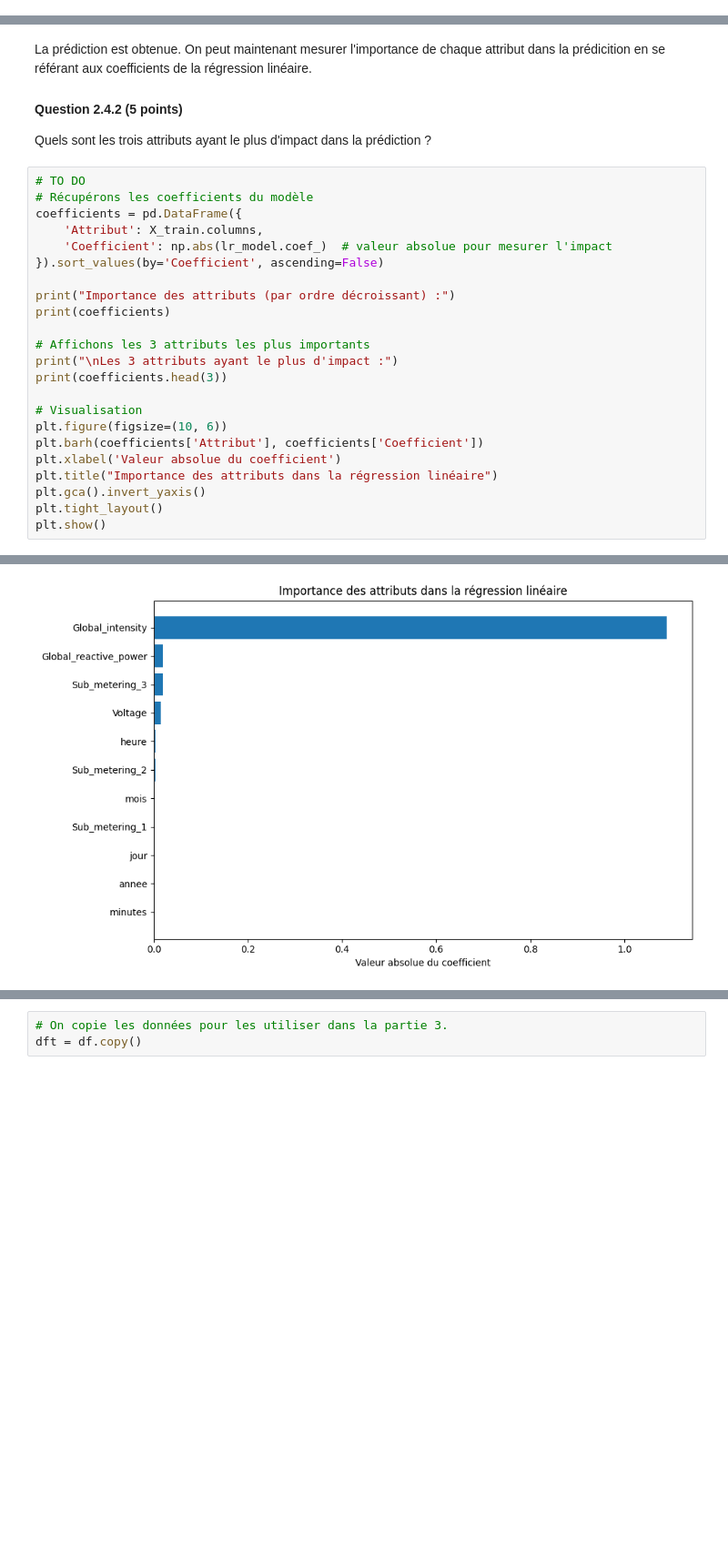
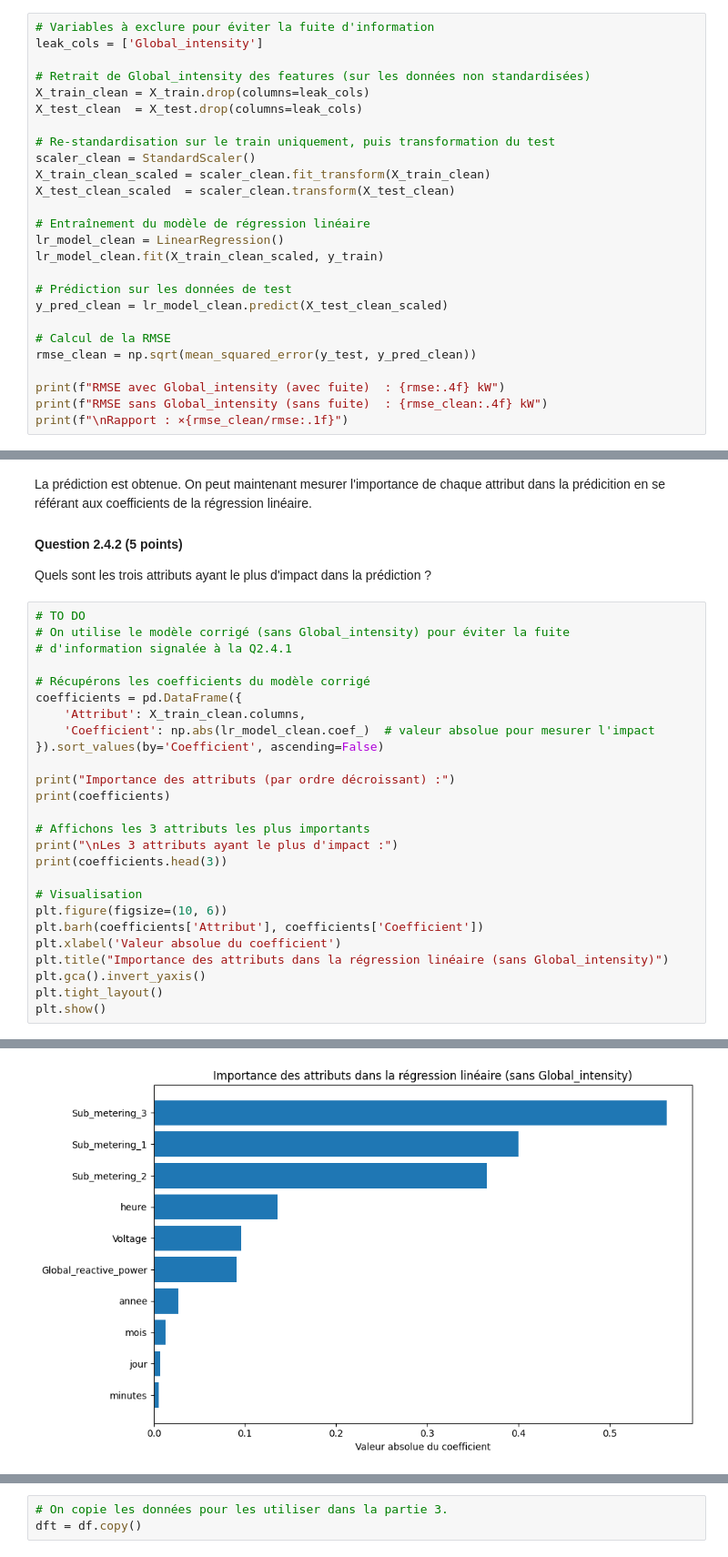
Before and after one commit to Usmanfye/Data_mining, a Jupyter notebook: TP1/TP1_Faye_Bouslah_Duval.ipynb, the cells around one changed output, grey strips where cells are left out. Shown at 91% size. Cells and saved outputs as stored; diff of their text form; blank space fills up the shorter version.

```diff
--- a/TP1/TP1_Faye_Bouslah_Duval.ipynb
+++ b/TP1/TP1_Faye_Bouslah_Duval.ipynb
@@ -416,0 +469,26 @@ RMSE sur les données de test : 0.0394
+# %%
+# Variables à exclure pour éviter la fuite d'information
+leak_cols = ['Global_intensity']
+
+# Retrait de Global_intensity des features (sur les données non standardisées)
+X_train_clean = X_train.drop(columns=leak_cols)
+X_test_clean  = X_test.drop(columns=leak_cols)
+
+# Re-standardisation sur le train uniquement, puis transformation du test
+scaler_clean = StandardScaler()
+X_train_clean_scaled = scaler_clean.fit_transform(X_train_clean)
+X_test_clean_scaled  = scaler_clean.transform(X_test_clean)
+
+# Entraînement du modèle de régression linéaire
+lr_model_clean = LinearRegression()
+lr_model_clean.fit(X_train_clean_scaled, y_train)
+
+# Prédiction sur les données de test
+y_pred_clean = lr_model_clean.predict(X_test_clean_scaled)
+
+# Calcul de la RMSE
+rmse_clean = np.sqrt(mean_squared_error(y_test, y_pred_clean))
+
+print(f"RMSE avec Global_intensity (avec fuite)  : {rmse:.4f} kW")
+print(f"RMSE sans Global_intensity (sans fuite)  : {rmse_clean:.4f} kW")
+print(f"\nRapport : ×{rmse_clean/rmse:.1f}")
@@ -420,10 +507,13 @@ La prédiction est obtenue. On peut maintenant mesurer l'importance de chaque at
 Quels sont les trois attributs ayant le plus d'impact dans la prédiction ?
 # %%
 # TO DO
-# Récupérons les coefficients du modèle
+# On utilise le modèle corrigé (sans Global_intensity) pour éviter la fuite
+# d'information signalée à la Q2.4.1
+
+# Récupérons les coefficients du modèle corrigé
 coefficients = pd.DataFrame({
-    'Attribut': X_train.columns,
-    'Coefficient': np.abs(lr_model.coef_)  # valeur absolue pour mesurer l'impact
+    'Attribut': X_train_clean.columns,
+    'Coefficient': np.abs(lr_model_clean.coef_)  # valeur absolue pour mesurer l'impact
 }).sort_values(by='Coefficient', ascending=False)
 
 print("Importance des attributs (par ordre décroissant) :")
@@ -437,7 +527,7 @@ print(coefficients.head(3))
 plt.figure(figsize=(10, 6))
 plt.barh(coefficients['Attribut'], coefficients['Coefficient'])
 plt.xlabel('Valeur absolue du coefficient')
-plt.title("Importance des attributs dans la régression linéaire")
+plt.title("Importance des attributs dans la régression linéaire (sans Global_intensity)")
 plt.gca().invert_yaxis()
 plt.tight_layout()
 plt.show()
@@ -464 +553 @@ Les 3 attributs ayant le plus d'impact :
-[figure, old version]
+[figure, new version]
```
Also changed, not shown: parts of 22 cells of this notebook, 1 other file.
